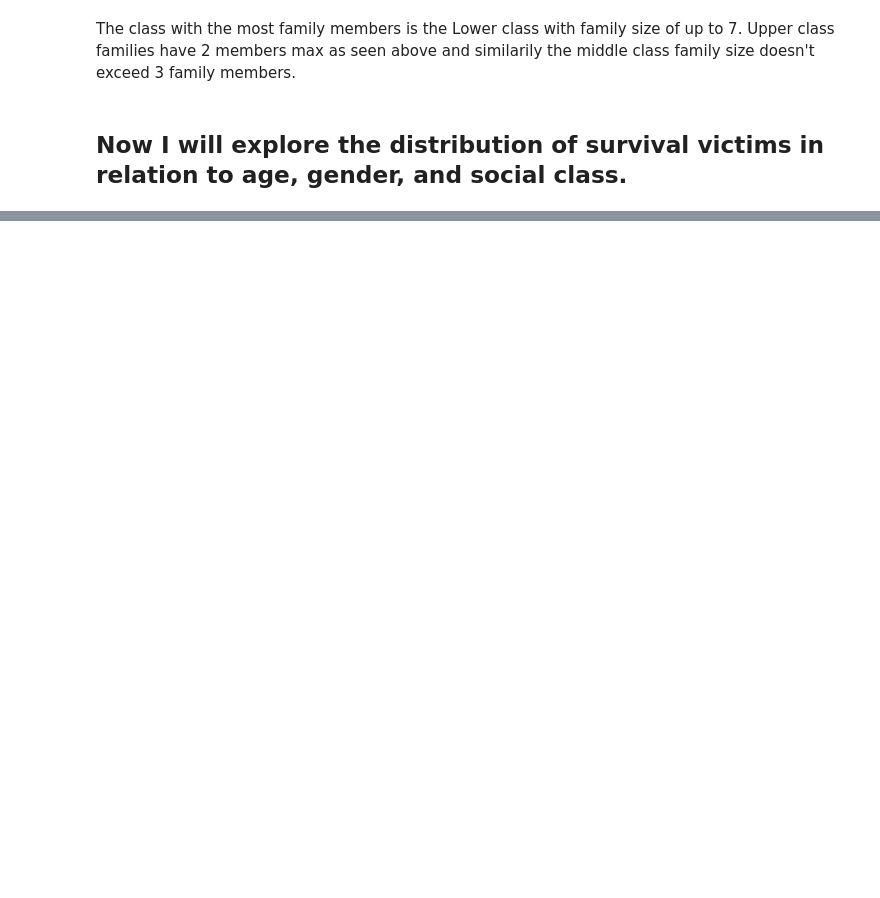
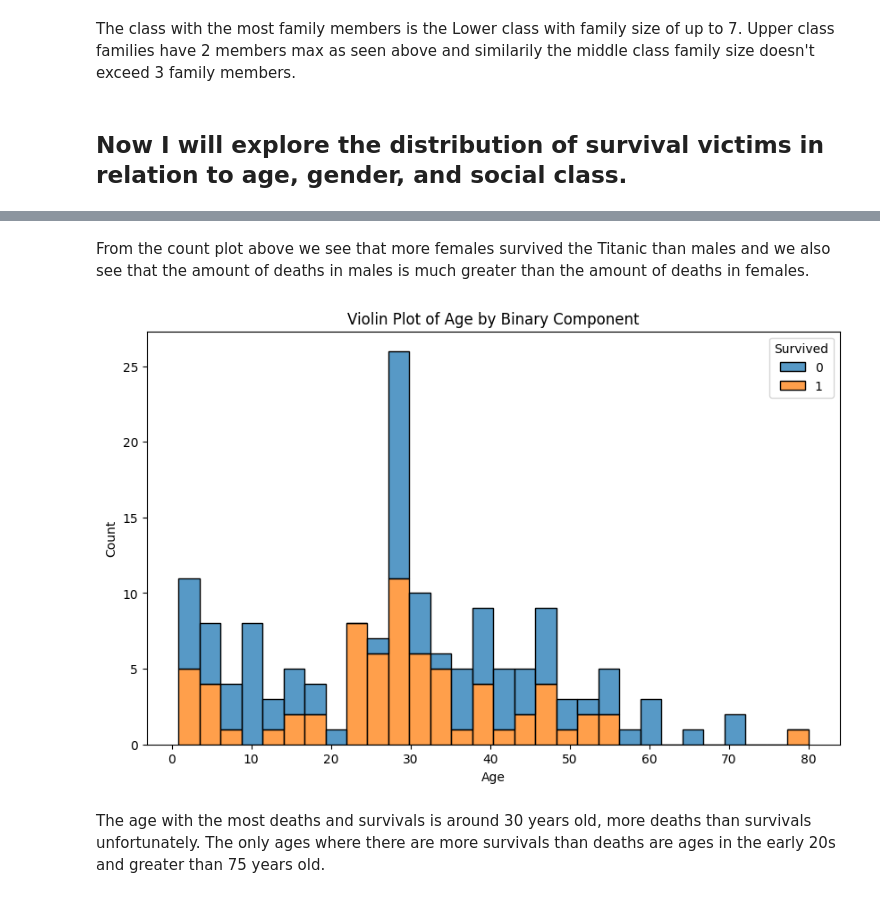
Before and after one commit to MazenIbrahim1/Titanic_Data_Model, a Jupyter notebook: Titanic_Data_Model.ipynb, the cells around one changed output, grey strips where cells are left out. Cells and saved outputs as stored; diff of their text form; code cells hidden in the pictures; blank space fills up the shorter version.

```diff
--- a/Titanic_Data_Model.ipynb
+++ b/Titanic_Data_Model.ipynb
@@ -345,0 +370,11 @@ The class with the most family members is the Lower class with family size of up
+# %% [markdown]
+From the count plot above we see that more females survived the Titanic than males and we also see that the amount of deaths in males is much greater than the amount of deaths in females.
+# %%
+plt.figure(figsize=(10, 6))
+sns.histplot(x='Age', hue='Survived', data=data_train, multiple='stack', bins=30)
+plt.title('Violin Plot of Age by Binary Component')
+plt.show()
+# %% [output]
+[figure, added]
+# %% [markdown]
+The age with the most deaths and survivals is around 30 years old, more deaths than survivals unfortunately. The only ages where there are more survivals than deaths are ages in the early 20s and greater than 75 years old.
```
Also changed, not shown: parts of 7 cells of this notebook.
